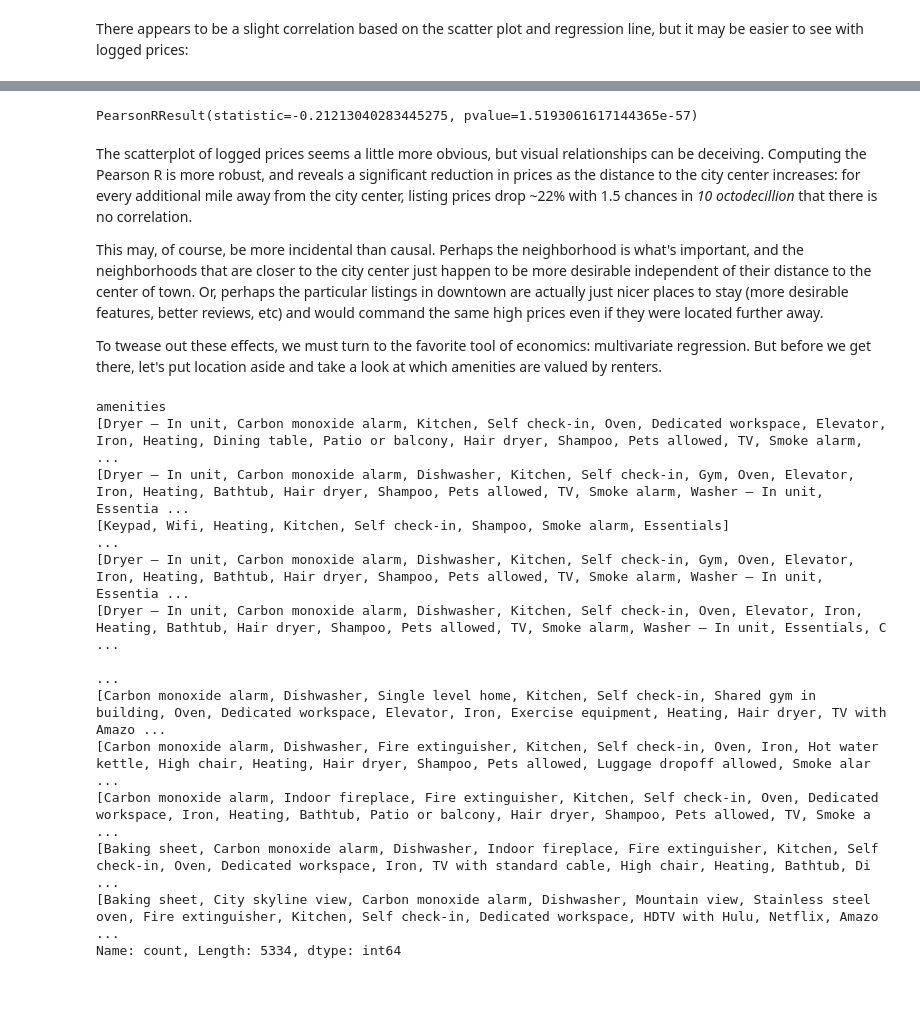
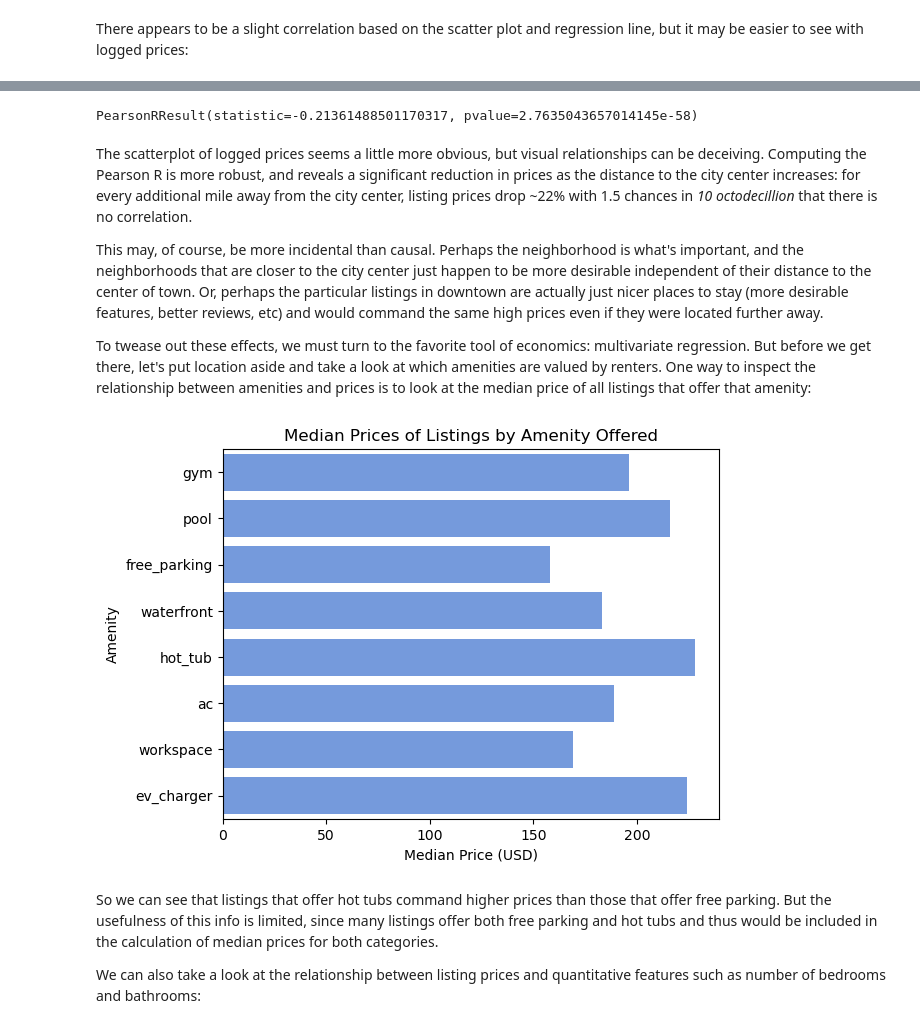
Before and after one commit to epistemetrica/udacity-blog-post-project, a Jupyter notebook: apw_airbnb_project.ipynb, the cells around one changed output, grey strips where cells are left out. Drawn from its saved outputs; the diff is of its cells as text; code cells hidden in the pictures; blank space fills up the shorter version.

Commit message:
add amenities plots

```diff
--- a/apw_airbnb_project.ipynb
+++ b/apw_airbnb_project.ipynb
@@ -145,6 +160,12 @@ Some listings seem a bit spurious. For instance, a single host represents all th
 # %%
 #drop spurious host id
 listings_df = listings_df.drop(listings_df[listings_df.host_id == 241568755].index)
+
+#drop Green Tortoise host
+listings_df = listings_df.drop(listings_df[listings_df.host_id == 31751507].index)
+
+#drop the host who entered 13 bedrooms but only 3 beds.
+listings_df = listings_df.drop(listings_df[listings_df.id == 26756649].index)
 
 #drop $0 listings
 listings_df = listings_df.drop(listings_df[listings_df.price == 0].index)
@@ -229,7 +250,7 @@ independent_types = ['Entire home', 'Entire townhouse', 'Entire guesthouse', 'En
                      'Tiny home', 'Entire cabin', 'Entire villa', 'Boat', 'Houseboat', 'Camper/RV', 'Entire place', 'Bus', 'Tent',
                      'Casa particular', 'Farm stay']
 
-listings_df['independant_property'] = listings_df.apply(lambda row: True if row.property_type in independent_types else False, axis=1)
+listings_df['independent_property'] = listings_df.apply(lambda row: True if row.property_type in independent_types else False, axis=1)
 # %% [markdown]
 As mentioned above, the amenities data is contained in long lists in each cell of the column, so for each variable (free parking, wifi, etc) I isolate the strings that define the variable then create dummies based on whether or not the listing includes one of the relevant strings.
 
@@ -369,7 +390,7 @@ df = listings_df.drop(columns= ['id', 'price', 'neighbourhood', 'neighbourhood_g
 knn_imp = KNNImputer()
 
 #impute missing values
-df.loc[:,:] = knn_imp.fit_transform(df)
+df.loc[:,:] = knn_imp.fit_transform(df).astype('int')
 
 #add missing bedrooms data back into listings df
 listings_df[['bedrooms','beds']] = df[['bedrooms','beds']]
@@ -477,26 +498,31 @@ p.set(xlabel= 'Distance from City Center', ylabel= 'Listing Price (USD, logged)'
 # %%
 scipy.stats.pearsonr(x= listings_df.distance_from_cc, y= listings_df.ln_price)
 # %% [output]
-PearsonRResult(statistic=-0.21213040283445275, pvalue=1.5193061617144365e-57)
+PearsonRResult(statistic=-0.21361488501170317, pvalue=2.7635043657014145e-58)
 # %% [markdown]
 The scatterplot of logged prices seems a little more obvious, but visual relationships can be deceiving. Computing the Pearson R is more robust, and reveals a significant reduction in prices as the distance to the city center increases: for every additional mile away from the city center, listing prices drop ~22% with 1.5 chances in _10 octodecillion_ that there is no correlation.
 
 This may, of course, be more incidental than causal. Perhaps the neighborhood is what's important, and the neighborhoods that are closer to the city center just happen to be more desirable independent of their distance to the center of town. Or, perhaps the particular listings in downtown are actually just nicer places to stay (more desirable features, better reviews, etc) and would command the same high prices even if they were located further away.
 
-To twease out these effects, we must turn to the favorite tool of economics: multivariate regression. But before we get there, let's put location aside and take a look at which amenities are valued by renters.
+To twease out these effects, we must turn to the favorite tool of economics: multivariate regression. But before we get there, let's put location aside and take a look at which amenities are valued by renters. One way to inspect the relationship between amenities and prices is to look at the median price of all listings that offer that amenity:
-# %%
-listings_df.amenities.value_counts()
-# %% [output]
-amenities
-[Dryer – In unit, Carbon monoxide alarm, Kitchen, Self check-in, Oven, Dedicated workspace, Elevator, Iron, Heating, Dining table, Patio or balcony, Hair dryer, Shampoo, Pets allowed, TV, Smoke alarm, ...
-[Dryer – In unit, Carbon monoxide alarm, Dishwasher, Kitchen, Self check-in, Gym, Oven, Elevator, Iron, Heating, Bathtub, Hair dryer, Shampoo, Pets allowed, TV, Smoke alarm, Washer – In unit, Essentia ...
-[Keypad, Wifi, Heating, Kitchen, Self check-in, Shampoo, Smoke alarm, Essentials]                                                                                                                        ...
-[Dryer – In unit, Carbon monoxide alarm, Dishwasher, Kitchen, Self check-in, Gym, Oven, Elevator, Iron, Heating, Bathtub, Hair dryer, Shampoo, Pets allowed, TV, Smoke alarm, Washer – In unit, Essentia ...
-[Dryer – In unit, Carbon monoxide alarm, Dishwasher, Kitchen, Self check-in, Oven, Elevator, Iron, Heating, Bathtub, Hair dryer, Shampoo, Pets allowed, TV, Smoke alarm, Washer – In unit, Essentials, C ...
-                                                                                                                                                                                                         ...
-[Carbon monoxide alarm, Dishwasher, Single level home, Kitchen, Self check-in, Shared gym in building, Oven, Dedicated workspace, Elevator, Iron, Exercise equipment, Heating, Hair dryer, TV with Amazo ...
-[Carbon monoxide alarm, Dishwasher, Fire extinguisher, Kitchen, Self check-in, Oven, Iron, Hot water kettle, High chair, Heating, Hair dryer, Shampoo, Pets allowed, Luggage dropoff allowed, Smoke alar ...
-[Carbon monoxide alarm, Indoor fireplace, Fire extinguisher, Kitchen, Self check-in, Oven, Dedicated workspace, Iron, Heating, Bathtub, Patio or balcony, Hair dryer, Shampoo, Pets allowed, TV, Smoke a ...
-[Baking sheet, Carbon monoxide alarm, Dishwasher, Indoor fireplace, Fire extinguisher, Kitchen, Self check-in, Oven, Dedicated workspace, Iron, TV with standard cable, High chair, Heating, Bathtub, Di ...
-[Baking sheet, City skyline view, Carbon monoxide alarm, Dishwasher, Mountain view, Stainless steel oven, Fire extinguisher, Kitchen, Self check-in, Dedicated workspace, HDTV with Hulu, Netflix, Amazo ...
-Name: count, Length: 5334, dtype: int64
+# %%
+#make list of amenities dummy variables
+amenities = ['gym', 'pool', 'free_parking', 'waterfront', 'hot_tub', 'ac', 'workspace', 'ev_charger']
+median_prices = []
+
+#compute median prices for each amenity
+for amenity in amenities:
+    median_prices.append(listings_df.price[listings_df[amenity] == 1].median())
+
+#buils amenities and prices data frame
+amenities_df = pd.DataFrame({'amenity': amenities, 'median_price': median_prices})
+# %%
+#graph
+p = sns.barplot(data=amenities_df, x= 'median_price', y= 'amenity', color='cornflowerblue');
+p.set(ylabel='Amenity', xlabel='Median Price (USD)', title= 'Median Prices of Listings by Amenity Offered');
+# %% [output]
+[figure, added]
+# %% [markdown]
+So we can see that listings that offer hot tubs command higher prices than those that offer free parking. But the usefulness of this info is limited, since many listings offer both free parking and hot tubs and thus would be included in the calculation of median prices for both categories.
+
+We can also take a look at the relationship between listing prices and quantitative features such as number of bedrooms and bathrooms:
```
Also changed, not shown: parts of 7 cells of this notebook.
